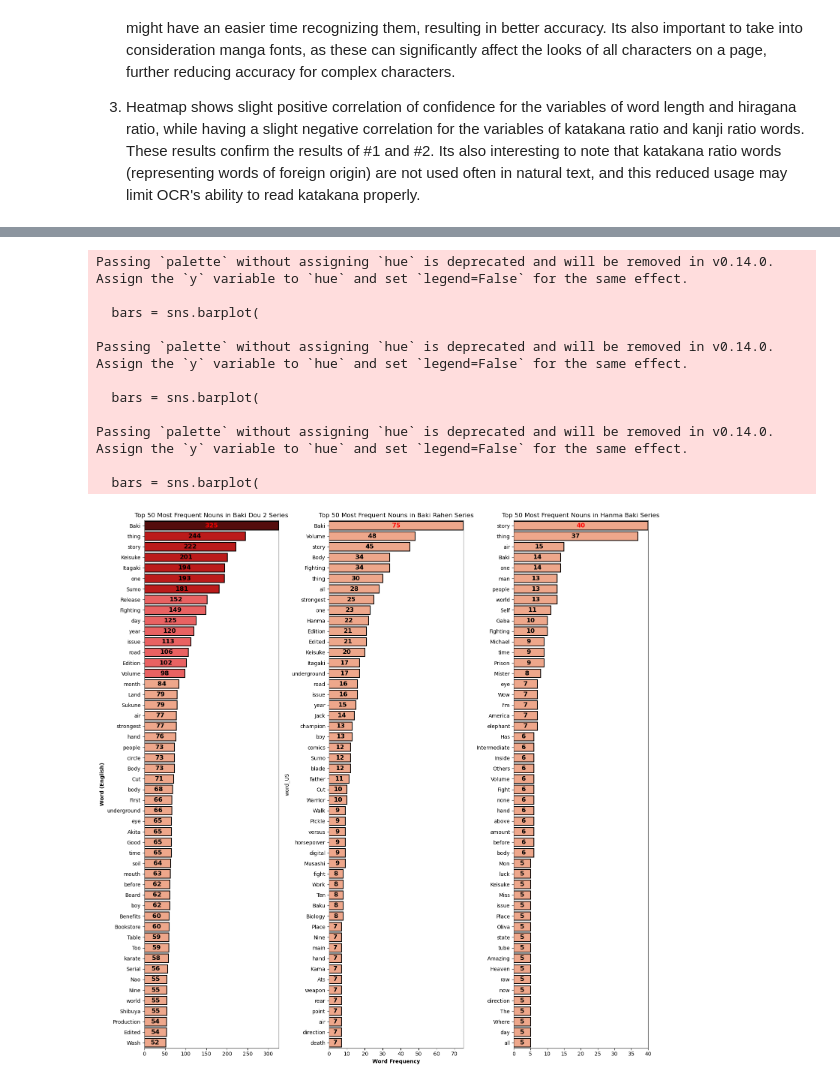
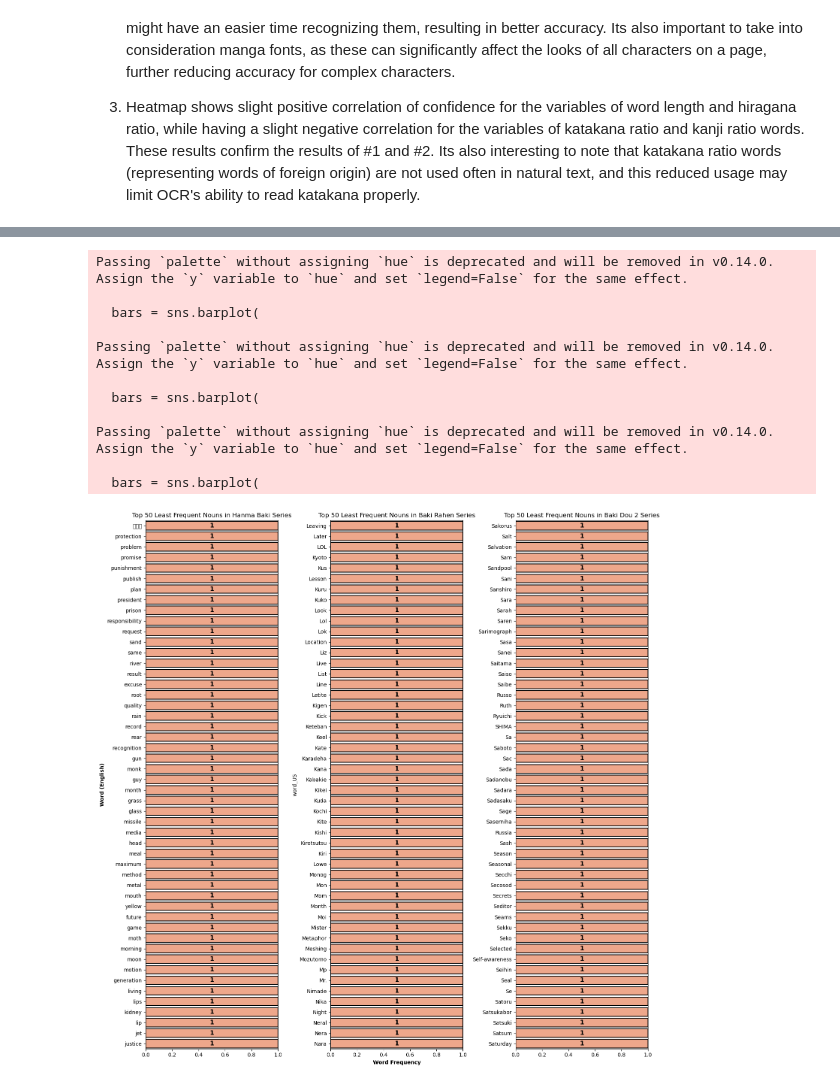
Before and after one commit to AndrewNemkov27/capstone, a Jupyter notebook: (1)-main/(1)-codeAndData/q1.ipynb, the cells around one changed output, grey strips where cells are left out. Drawn from its saved outputs; the diff is of its cells as text; code cells hidden in the pictures.

```diff
--- a/(1)-main/(1)-codeAndData/q1.ipynb
+++ b/(1)-main/(1)-codeAndData/q1.ipynb
@@ -224,5 +225,6 @@ stopwords = {
     "he", "him", "his", "she", "her", "hers", "it", "its",
     "we", "us", "our", "ours", "they", "them", "their", "theirs",
     "yes", "no", "maybe", "okay", "really", "very", "just", "even", "still", "yet",
-    "oh", "uh", "um", "hmm", "ah", "haha", "lol", "hmm", "what"
+    "oh", "uh", "um", "hmm", "ah", "haha", "lol", "hmm", "what",
+    "it", "the", "not", "is", "no", "of"
 }
@@ -229,52 +331,54 @@ stopwords = {
 # %%
-import matplotlib.pyplot as plt
-import seaborn as sns
-import numpy as np
+# custom red color range
+custom_reds = ["#ffa07a", "#ff4c4c", "#d60000", "#a00000", "#600000"]
 
-# Custom red color range (from lightest to darkest)
-custom_reds = ["#ffa07a", "#ff4c4c", "#d60000", "#a00000", "#600000"]  # Reversed order
+# filter for nouns only & drop null values
+df_word_freq = df[df["word_POS"] == "noun"].dropna()
 
-# Filter for nouns only
-df_word_freq = df[df["word_POS"] == "noun"]
-
-# Remove words which contain spaces or numbers
+# remove words with spaces or numbers
 df_word_freq = df_word_freq[~df_word_freq["word_US"].str.contains(r"\s|\d", na=False, regex=True)]
 
-# Filter out not significant words from dataframe
+# filter out not significant words
 df_word_freq = df_word_freq[~df_word_freq["word_US"].isin(stopwords)]
 
-# Total occurrences of words per series
+# total occurrences of words per series
 word_counts = df_word_freq.groupby(["img_series", "word_US"])["word_US"].count().reset_index(name="word_count")
 
-# Sort by frequency for each series
+# remove any NaN values from word counts
+word_counts = word_counts.dropna()
+
+# sort by frequency for each series and get the bottom 50 (least frequent words)
 top_n = 50
-word_counts_top = word_counts.sort_values(by="word_count", ascending=False).groupby("img_series").head(top_n)
+word_counts_bottom = word_counts.sort_values(by="word_count", ascending=True).groupby("img_series").head(top_n)
 
-# Get global min and max word frequency for consistent color mapping
-global_min = word_counts_top["word_count"].min()
-global_max = word_counts_top["word_count"].max()
+# get global min and max
+global_min = word_counts_bottom["word_count"].min()
+global_max = word_counts_bottom["word_count"].max()
 
-# Function to map word count to the custom red color range
+# prevent division by zero
+if global_max == global_min:
+    global_max += 1
+
+# function to map word count to the custom red color range
 def map_to_custom_reds(value, vmin, vmax):
-    norm_value = (value - vmin) / (vmax - vmin)  # Normalize to 0-1
-    color_index = int(norm_value * (len(custom_reds) - 1))  # Scale to color list
+    if np.isnan(value):
+        return custom_reds[0]
+    norm_value = (value - vmin) / (vmax - vmin) if vmax > vmin else 0
+    color_index = int(norm_value * (len(custom_reds) - 1))
     return custom_reds[color_index]
 
-# Plot 1: Bar graphs
+# plot 1: bar graphs
 fig, axes = plt.subplots(1, 3, figsize=(15, 15))
 
-# Loop over each series and create individual bar plots
-for idx, series in enumerate(word_counts_top['img_series'].unique()):
+# loop over each series and create individual bar plots
+for idx, series in enumerate(word_counts_bottom['img_series'].unique()):
     ax = axes[idx]
-    data = word_counts_top[word_counts_top["img_series"] == series]
+    data = word_counts_bottom[word_counts_bottom["img_series"] == series]
 
-    # Find the highest frequency value in this specific graph
     max_value = data["word_count"].max()
 
-    # Map colors based on the full dataset range
     bar_colors = [map_to_custom_reds(value, global_min, global_max) for value in data["word_count"]]
 
-    # Create bar plot with custom colors
     bars = sns.barplot(
         x="word_count",
         y="word_US",
@@ -283,56 +387,52 @@ for idx, series in enumerate(word_counts_top['img_series'].unique()):
         palette=bar_colors
     )
 
-    # Add black edge color to each bar
+    # black edge color of bars
     for bar in bars.patches:
         bar.set_edgecolor("black")
         bar.set_linewidth(1.5)
 
-    # Add word frequency inside each bar, highlight highest one in red ONLY for Baki Dou 2
+    # word frequency inside each bar
     for i, value in enumerate(data["word_count"]):
-        # Highlight the max value in Baki Dou 2 graph only
-        text_color = "white" if series == "Baki Dou 2" and value == max_value else "black"
         ax.text(value / 2, i, str(value), ha='center', va='center', fontsize=12, color=text_color, fontweight="bold")
 
-    # Custom title with bold series name
+    # titling
     adjusted_series = series.replace("Hanma_Baki", "Hanma Baki")
-    title = f"Top {top_n} Most Frequent Nouns in {adjusted_series} Series"
+    title = f"Top {top_n} Least Frequent Nouns in {adjusted_series} Series"
     ax.set_title(title, fontweight='normal')
 
-    # Set y-axis label for the left-most plot
+    # y-axis
     if idx == 0:
         ax.set_ylabel("Word (English)", fontweight='bold')
 
-    # Set x-axis label for the middle plot
+    # x-axis
     if idx == 1:
         ax.set_xlabel("Word Frequency", fontweight='bold')
 
-    # Remove x-axis label for the left-most and right-most plots
+    # remove x-axis labels
     if idx == 0:
         ax.set_xlabel('')
     if idx == 2:
         ax.set_xlabel('')
 
-    # Remove y-axis label for the rightmost plot
+    # remove y-axis labels
     if idx == 2:
         ax.set_ylabel('')
 
-    # Set x-axis limits based on each series' max frequency
     ax.set_xlim(0, data["word_count"].max())
 
-# Adjust layout
 plt.tight_layout()
 plt.show()
 # %% [output]
 Passing `palette` without assigning `hue` is deprecated and will be removed in v0.14.0. Assign the `y` variable to `hue` and set `legend=False` for the same effect.
 
   bars = sns.barplot(
 
 Passing `palette` without assigning `hue` is deprecated and will be removed in v0.14.0. Assign the `y` variable to `hue` and set `legend=False` for the same effect.
 
   bars = sns.barplot(
 
 Passing `palette` without assigning `hue` is deprecated and will be removed in v0.14.0. Assign the `y` variable to `hue` and set `legend=False` for the same effect.
 
   bars = sns.barplot(
-[figure, old version]
+[figure, new version]
```
Also changed, not shown: parts of 6 cells of this notebook.
